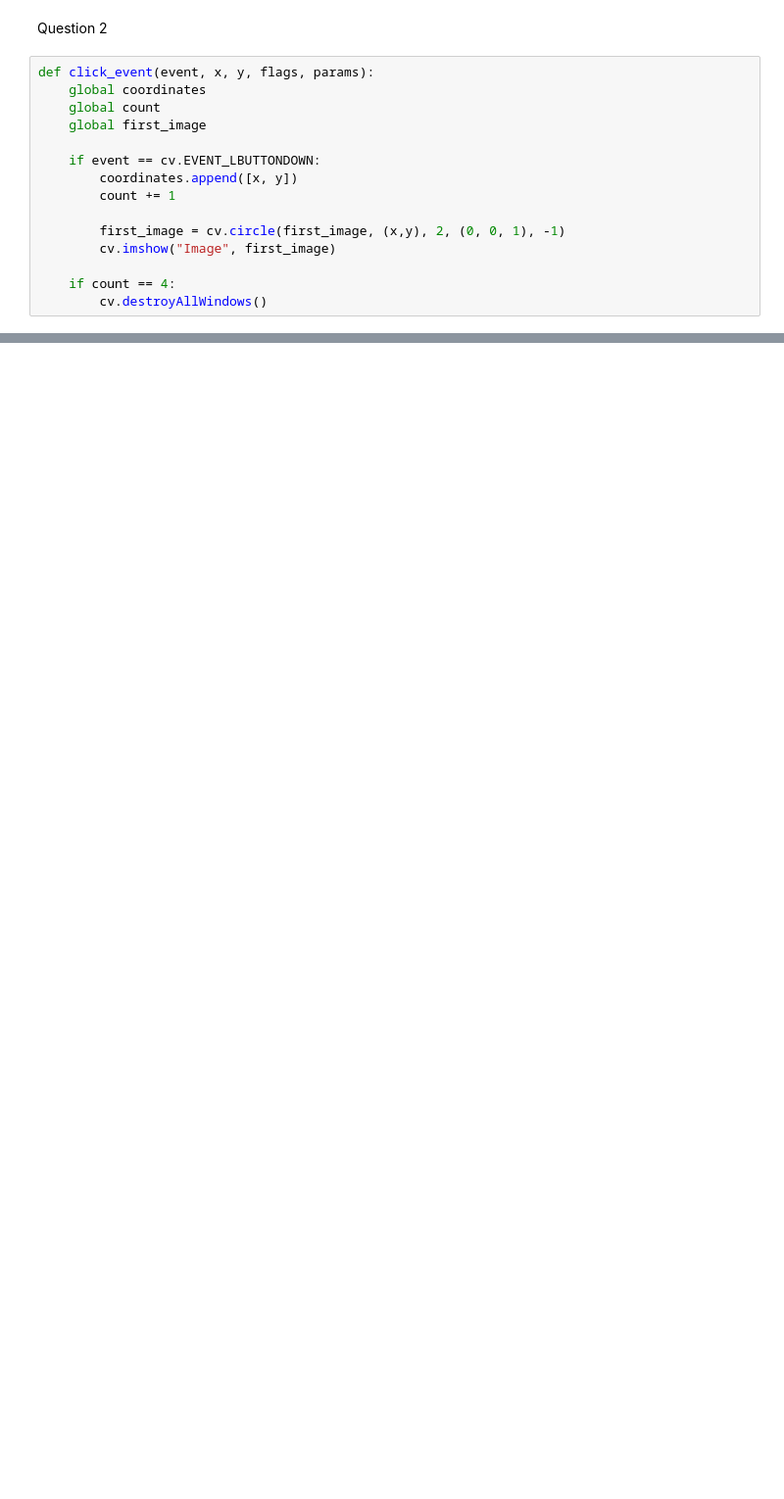
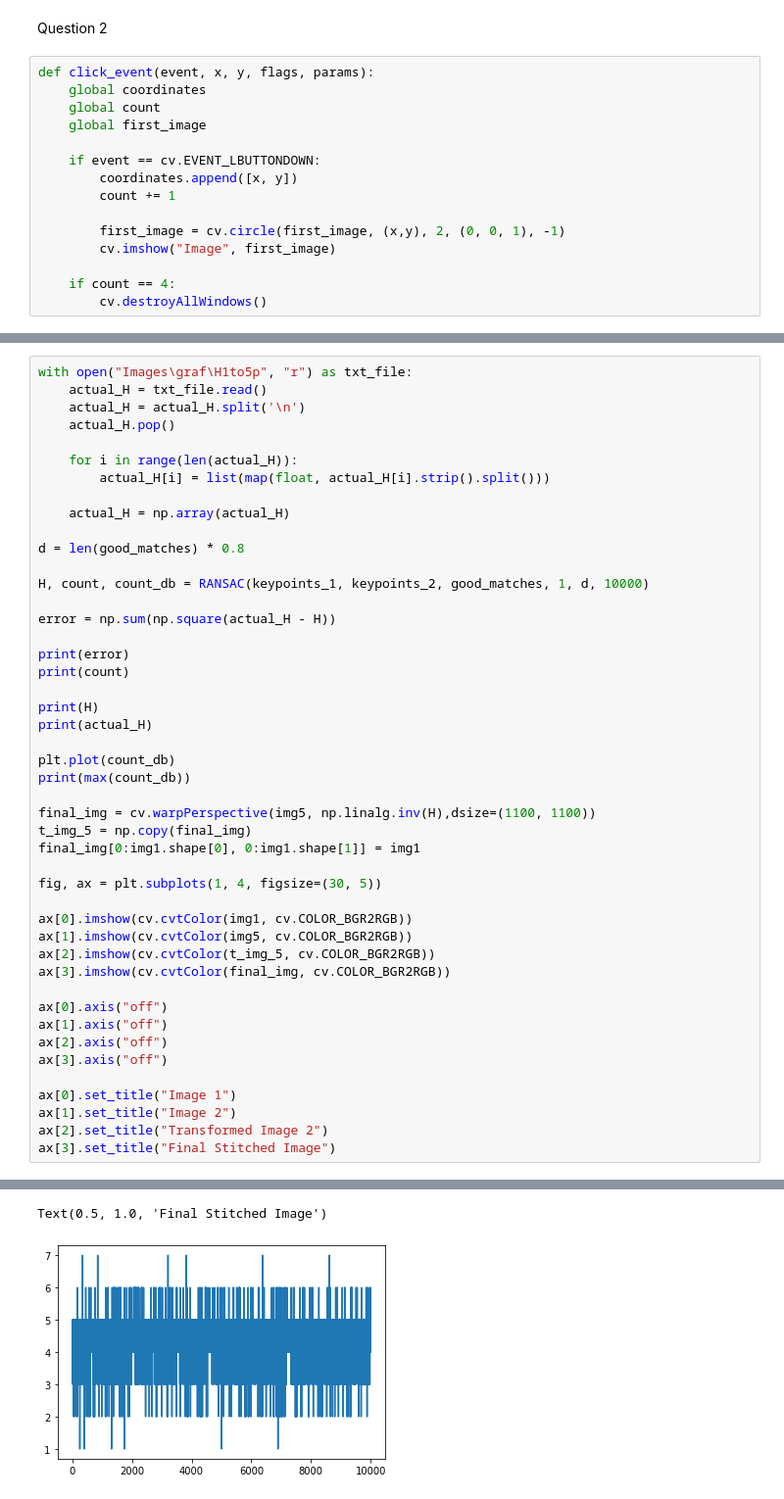
Before and after one commit to SupunDK/EN2550-Assignment-2, a Jupyter notebook: 190338C_Assignment_2.ipynb, the cells around one changed output, grey strips where cells are left out. Shown at 98% size. Drawn from its saved outputs; the diff is of its cells as text; blank space fills up the shorter version.

```diff
--- a/190338C_Assignment_2.ipynb
+++ b/190338C_Assignment_2.ipynb
@@ -253,0 +433,47 @@ ax[2].axis("off")
+# %%
+with open("Images\graf\H1to5p", "r") as txt_file:
+    actual_H = txt_file.read()
+    actual_H = actual_H.split('\n')
+    actual_H.pop()
+
+    for i in range(len(actual_H)):
+        actual_H[i] = list(map(float, actual_H[i].strip().split()))
+
+    actual_H = np.array(actual_H)
+
+d = len(good_matches) * 0.8
+
+H, count, count_db = RANSAC(keypoints_1, keypoints_2, good_matches, 1, d, 10000)
+
+error = np.sum(np.square(actual_H - H))
+
+print(error)
+print(count)
+
+print(H)
+print(actual_H)
+
+plt.plot(count_db)
+print(max(count_db))
+
+final_img = cv.warpPerspective(img5, np.linalg.inv(H),dsize=(1100, 1100))
+t_img_5 = np.copy(final_img)
+final_img[0:img1.shape[0], 0:img1.shape[1]] = img1
+
+fig, ax = plt.subplots(1, 4, figsize=(30, 5))
+
+ax[0].imshow(cv.cvtColor(img1, cv.COLOR_BGR2RGB))
+ax[1].imshow(cv.cvtColor(img5, cv.COLOR_BGR2RGB))
+ax[2].imshow(cv.cvtColor(t_img_5, cv.COLOR_BGR2RGB))
+ax[3].imshow(cv.cvtColor(final_img, cv.COLOR_BGR2RGB))
+
+ax[0].axis("off")
+ax[1].axis("off")
+ax[2].axis("off")
+ax[3].axis("off")
+
+ax[0].set_title("Image 1")
+ax[1].set_title("Image 2")
+ax[2].set_title("Transformed Image 2")
+ax[3].set_title("Final Stitched Image")
+# %% [output]
@@ -253,0 +489,2 @@ ax[2].axis("off")
+Text(0.5, 1.0, 'Final Stitched Image')
+[figure, added]
```
Also changed, not shown: parts of 21 cells of this notebook, 26 other files.
